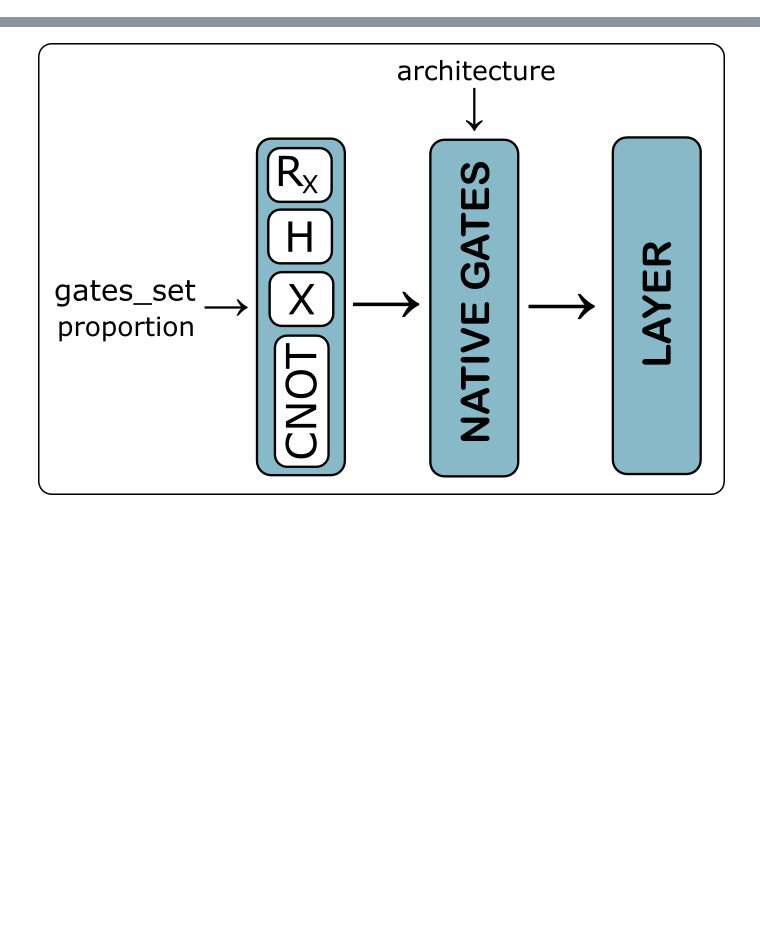
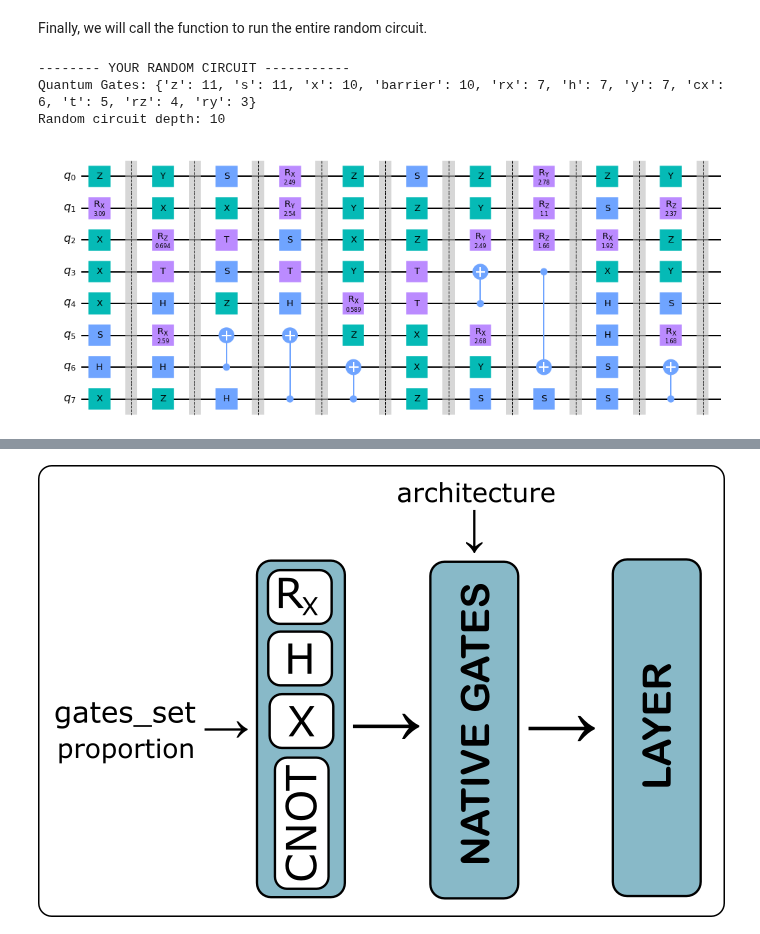
Before and after one commit to KevinJoven11/qosf_mentorship, a Jupyter notebook: QuGiHo_Document.ipynb, the cells around one changed output, grey strips where cells are left out. Cells and saved outputs as stored; diff of their text form; code cells hidden in the pictures; blank space fills up the shorter version.

```diff
--- a/QuGiHo_Document.ipynb
+++ b/QuGiHo_Document.ipynb
@@ -18,0 +195,24 @@ Each layer correspond to...
+# %% [markdown]
+Finally, we will call the function to run the entire random circuit.
+# %%
+num_qubits = 8
+circuit_depth = 10
+gates_set = ["H","CNOT","X","Y","Z","RX","RY","RZ","S","T"]
+proportion = 0.0
+barrier = True         # CAVEAT: If you add barrier this will affect the depth of your circuit if you are using
+                       # proportion. If you increase to much the proportion without barrier you will expect long time
+                       # because will be add too much layers until reach the desire depth. For optimal performance
+                       # keep the barrier and change as you desire the proportion. Or desactive the barrier but keep
+                       # low values of the proportion.
+
+circuit = random_circuit(choose_gates, layer, num_qubits, circuit_depth, gates_set, proportion, barrier)
+
+print("-------- YOUR RANDOM CIRCUIT -----------")
+print("Quantum Gates: {}".format(dict(circuit.count_ops())))
+print("Random circuit depth: {}".format(circuit.depth()))
+circuit.draw('mpl')
+# %% [output]
+-------- YOUR RANDOM CIRCUIT -----------
+Quantum Gates: {'z': 11, 's': 11, 'x': 10, 'barrier': 10, 'rx': 7, 'h': 7, 'y': 7, 'cx': 6, 't': 5, 'rz': 4, 'ry': 3}
+Random circuit depth: 10
+[figure, added]
```
Also changed, not shown: parts of 32 cells of this notebook.
